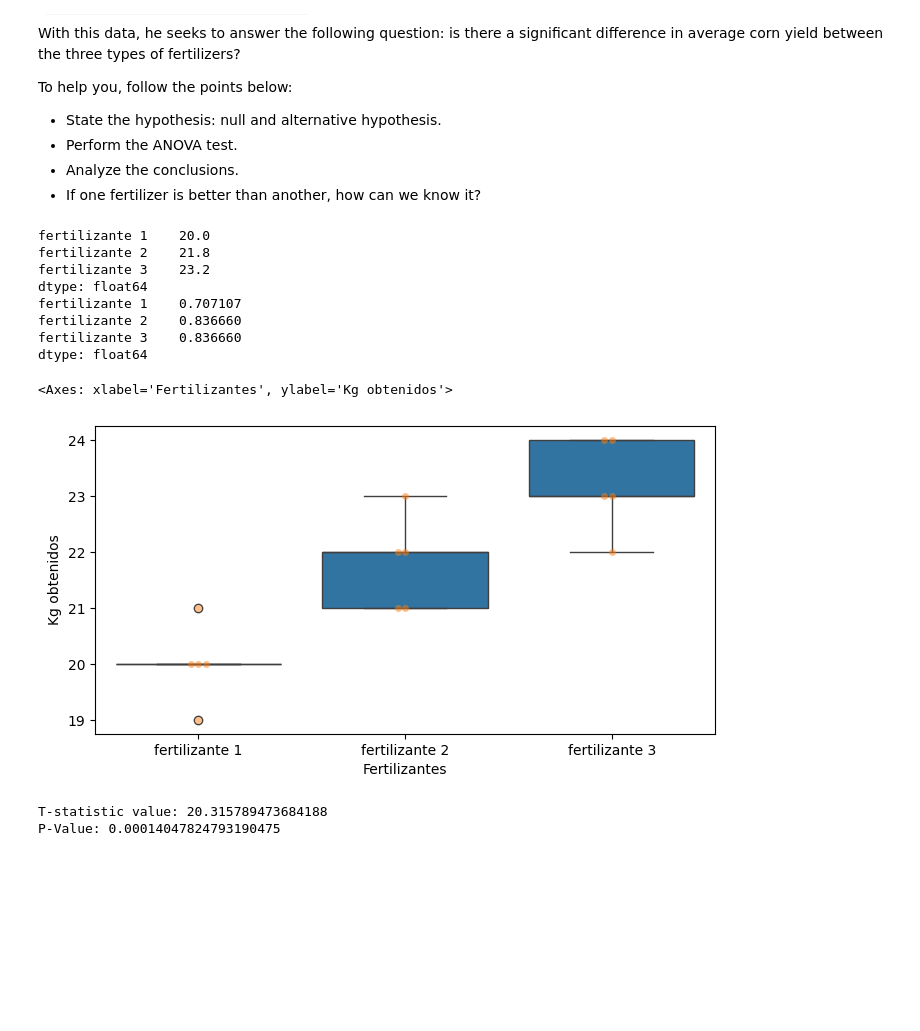
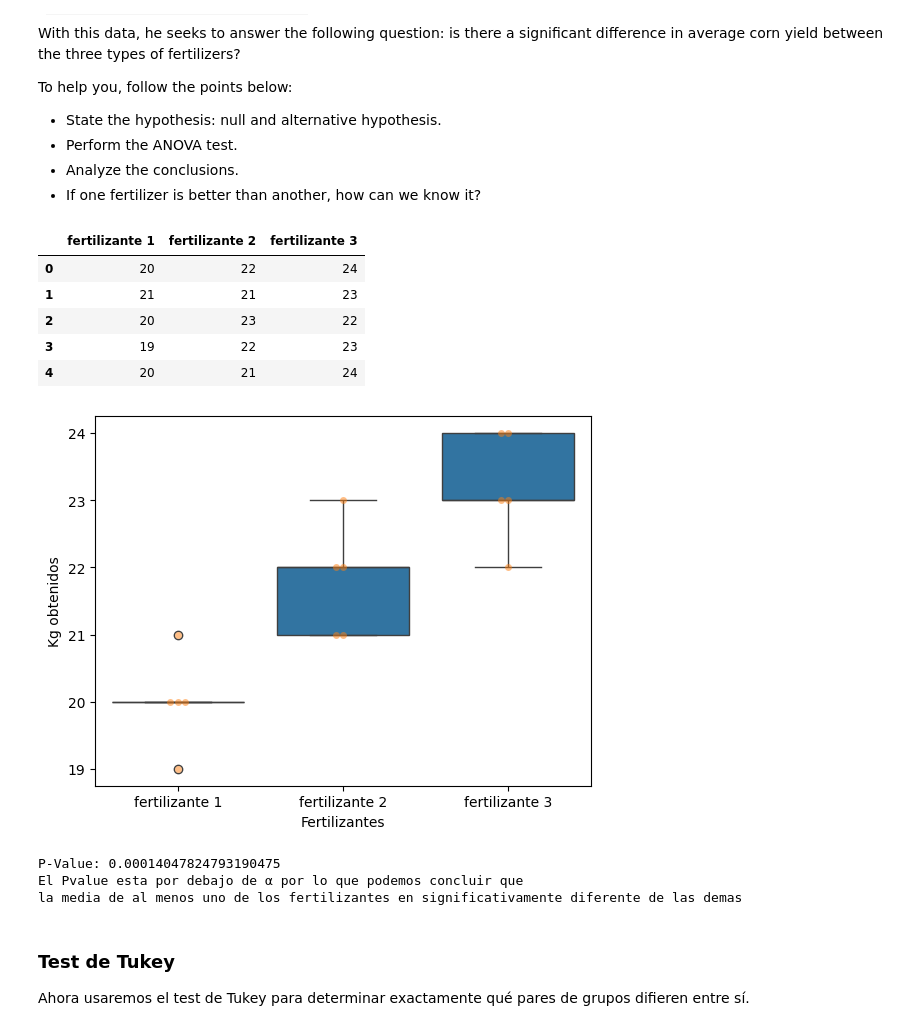
Before and after one commit to Dgasensi/hypothesis-testing-exercises-project-with-python, a Jupyter notebook: notebook/problems.ipynb, the cells around one changed output. Drawn from its saved outputs; the diff is of its cells as text; code cells hidden in the pictures; blank space fills up the shorter version.

```diff
--- a/notebook/problems.ipynb
+++ b/notebook/problems.ipynb
@@ -95,33 +106,53 @@ To help you, follow the points below:
 - Analyze the conclusions.
 - If one fertilizer is better than another, how can we know it?
 # %%
-fertilizante_1 = [20, 21, 20, 19, 20]
-fertilizante_2 = [22, 21, 23, 22, 21]
-fertilizante_3 = [24, 23, 22, 23, 24]
-df = pd.DataFrame({'fertilizante 1' : fertilizante_1, 'fertilizante 2': fertilizante_2, 'fertilizante 3': fertilizante_3})
+#Creamos arrays de datos
+fertilizante_1 = np.array([20, 21, 20, 19, 20])
+fertilizante_2 = np.array([22, 21, 23, 22, 21])
+fertilizante_3 = np.array([24, 23, 22, 23, 24])
+# %% [output]
+|  | fertilizante 1 | fertilizante 2 | fertilizante 3 |
+| 0 | 20 | 22 | 24 |
+| 1 | 21 | 21 | 23 |
+| 2 | 20 | 23 | 22 |
+| 3 | 19 | 22 | 23 |
+| 4 | 20 | 21 | 24 |
 # %%
-print(df.mean())
-print(df.std())
 import seaborn as sns
 df_melted = pd.melt(df, var_name='Fertilizantes', value_name='Kg obtenidos')
-fig, ax = plt.subplots(1, 1, figsize=(8, 4))
-sns.boxplot(x="Fertilizantes", y="Kg obtenidos", data=df_melted, ax=ax)
-sns.swarmplot(x="Fertilizantes", y="Kg obtenidos", data=df_melted, alpha = 0.5, ax=ax)
+
+#Grafico de cajas para ver la distribucion general de los datos y posibles outliers
+sns.boxplot(x="Fertilizantes", y="Kg obtenidos", data=df_melted)
+
+#grafico de violin muestra la distribucion de valores dentro de un grafico de cajas
+sns.swarmplot(x="Fertilizantes", y="Kg obtenidos", data=df_melted, alpha = 0.5)
+
+#Mostramos grafico
+plt.show()
 # %% [output]
-fertilizante 1    20.0
-fertilizante 2    21.8
-fertilizante 3    23.2
-dtype: float64
-fertilizante 1    0.707107
-fertilizante 2    0.836660
-fertilizante 3    0.836660
-dtype: float64
-<Axes: xlabel='Fertilizantes', ylabel='Kg obtenidos'>
-[figure, old version]
+[figure, new version]
 # %%
+#importamos modulos necesarios para los tests
+import statsmodels
+from scipy.stats import f_oneway
+from statsmodels.stats.multicomp import pairwise_tukeyhsd
+
+# Premisas:
+# H0 : No hay una diferencia significativa entre la media de kilogramos obtenidos por cada fertilizante.
+# H1 : Al menos uno de los fertilizantes tiene una media significativamente superior a las demas.
+# Establecemos el nivel de significancia (α) en 0.05
+
+#Aplicamos Test anova
 t_stat, p_value = f_oneway(fertilizante_1, fertilizante_2, fertilizante_3)
-print(f'T-statistic value: {t_stat}')
+
+# Resultados y conclusiones
 print(f'P-Value: {p_value}')
+print('''El Pvalue esta por debajo de α por lo que podemos concluir que
+la media de al menos uno de los fertilizantes en significativamente diferente de las demas.''')
 # %% [output]
-T-statistic value: 20.315789473684188
 P-Value: 0.00014047824793190475
+El Pvalue esta por debajo de α por lo que podemos concluir que
+la media de al menos uno de los fertilizantes en significativamente diferente de las demas
+# %% [markdown]
+### Test de Tukey
+Ahora usaremos el test de Tukey para determinar exactamente qué pares de grupos difieren entre sí.
```
Also changed, not shown: parts of 10 cells of this notebook.
